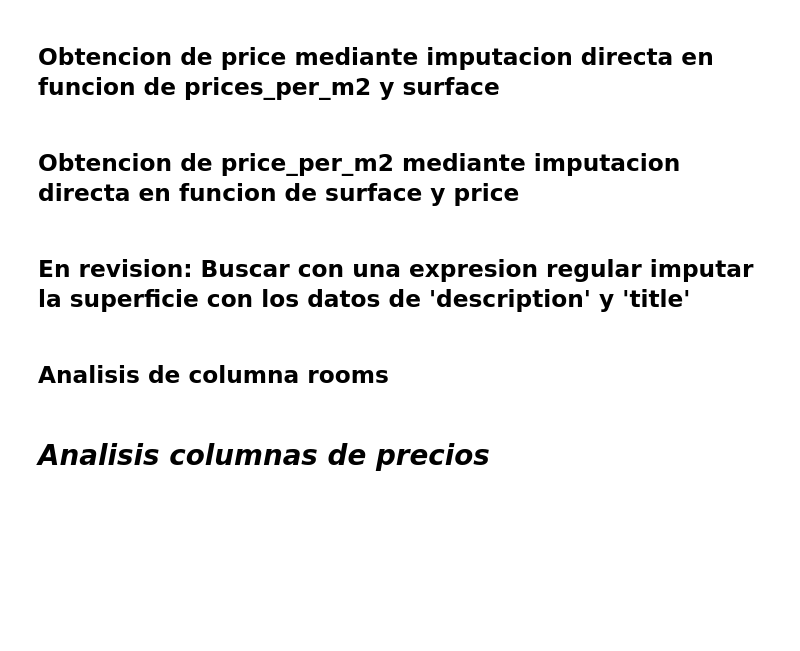
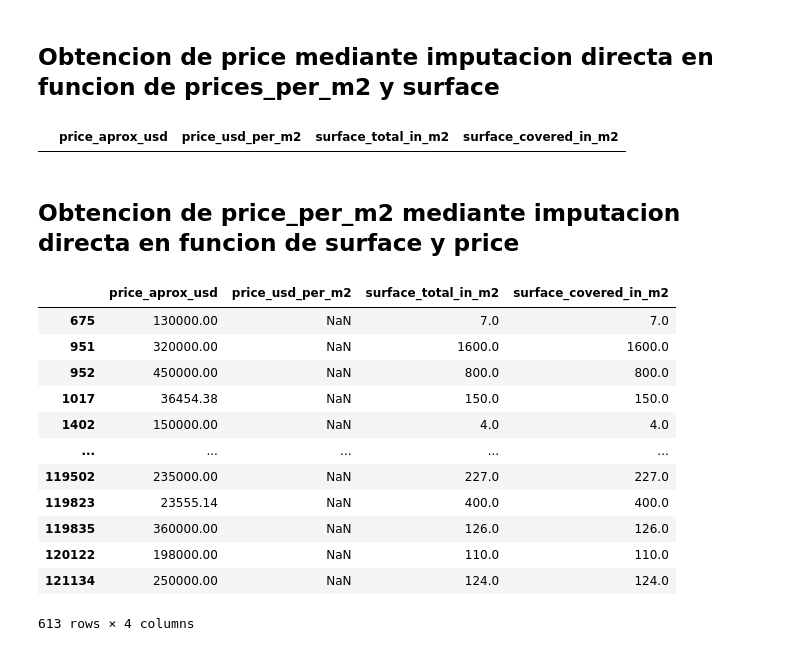
Before and after one commit to BenkosT/TP_Limpieza, a Jupyter notebook: Notebooks/Limpieza.ipynb, the cells around one changed output. Drawn from its saved outputs; the diff is of its cells as text; code cells hidden in the pictures; blank space fills up the shorter version.

Commit message:
Imputacion del precio por metro cuadrado en funcion del precio y la superfice, correcciones generales

```diff
--- a/Notebooks/Limpieza.ipynb
+++ b/Notebooks/Limpieza.ipynb
@@ -514,0 +896,16 @@ series_price_zero_title
+# %%
+# Quiero ver que instancias son las que NO voy a poder imputar algun price en funcion de otra u otras columnas de manera directa, por lo tanto lo tengo que obtener de expresiones regulares
+
+surface_condition = data.surface_total_in_m2.isnull() & data.surface_covered_in_m2.isnull()
+price_condition = data.price_aprox_usd.isnull()
+price_per_m2_condition = data.price_usd_per_m2.isnull()
+
+
+mask_price_null = price_condition & (price_per_m2_condition | surfaces_condition)
+data_price_null = data [mask_price_null]
+series_price_null_title = data_price_null.title
+series_price_null_title
+
+data_price_null.shape[0]
+
+#Las instancias de data_prices_surfaces_prices_m2_null son las que tenemos que buscar en title buscando el price
@@ -515,3 +914,3 @@ series_price_zero_title
 # %%
-title_price_result = series_price_zero_title.apply(lambda x: pattern_price_regex.search(str(x)))
+title_price_result = series_price_null_title.apply(lambda x: pattern_price_regex.search(str(x)))
 print(title_price_result)
@@ -518,5 +930,5 @@ print(title_price_result)
 # %%
-title_price_match = title_price_result.apply(lambda x: 0 if x is None else x.group('price'))
+title_price_match = title_price_result.apply(lambda x: np.nan if x is None else x.group('price'))
 print(title_price_match)
 
-print("price matcheados distintos de cero=",(title_price_match != 0).sum()) #aca veo que cantidad pudo matchear
+print("price matcheados= ",(title_price_match.notnull()).sum()) #aca veo que cantidad pudo matchear
@@ -562,10 +1043,10 @@ print (data_surfaces_null[["property_type" , "surface_total_in_m2" , "surface_co
 # %%
-# Realizamos una mascara para ver que valores tenemos nulos o ceros de superficie total pero que la cubierta no es nula ni cero, por lo tanto se la podemos imputar
-mask_surface_total_in_m2_null = (data.surface_total_in_m2.isnull() & data.surface_covered_in_m2.notnull()
+# Realizamos una mascara para ver que valores tenemos nulos de superficie total pero que la cubierta no es nula, por lo tanto se la podemos imputar
+mask_surface_total_in_m2_null = data.surface_total_in_m2.isnull() & data.surface_covered_in_m2.notnull()
 data_surface_total_in_m2_null = data[mask_surface_total_in_m2_null]
 
-# Realizamos una mascara para ver que valores tenemos nulos o ceros de superficie cubierta pero que la total no es nula ni cero, por lo tanto se la podemos imputar
-mask_surface_covered_in_m2_null = ((data.surface_total_in_m2 != 0) & (data.surface_total_in_m2.notnull())) & ((data.surface_covered_in_m2 == 0) | (data.surface_covered_in_m2.isnull()))
+# Realizamos una mascara para ver que valores tenemos nulos de superficie cubierta pero que la total no es nula, por lo tanto se la podemos imputar
+mask_surface_covered_in_m2_null =  data.surface_total_in_m2.notnull() & data.surface_covered_in_m2.isnull()
 data_surface_covered_in_m2_null = data[mask_surface_covered_in_m2_null]
 
 
@@ -597,23 +1100,41 @@ data_surfaces_imput[["price" , "price_aprox_local_currency" , "price_aprox_usd"
 ## Obtencion de price mediante imputacion directa en funcion de prices_per_m2 y surface
 # %%
 # Se hacen tres mascaras booleanas: mask_surfaces_nonull = instancias con datos de superficie no nulos / mask_prices_null = instancias sin datos de precios / mask_prices_per_m2_notnull = instancias con algun dato de precio por metro cuadrado
-condition_surfaces_notnull = ((data.surface_total_in_m2 != 0) & (data.surface_total_in_m2.notnull())) | ((data.surface_covered_in_m2 != 0) & (data.surface_covered_in_m2.notnull()))
-condition_prices_null = ((data.price == 0) | (data.price.isnull())) & ((data.price_aprox_local_currency == 0) | (data.price_aprox_local_currency.isnull())) & ((data.price_aprox_usd == 0) | (data.price_aprox_usd.isnull()))
-condition_prices_per_m2_notnull = ((data.price_usd_per_m2!=0) & (data.price_usd_per_m2.notnull())) | ((data.price_per_m2!=0) & (data.price_per_m2.notnull()))
+condition_surfaces_notnull = data.surface_total_in_m2.notnull() | data.surface_covered_in_m2.notnull()
+condition_price_null =  data.price_aprox_usd.isnull()
+condition_price_per_m2_notnull = data.price_usd_per_m2.notnull()
 
-mask_prices_imput = condition_surfaces_null & condition_prices_notnull & condition_prices_per_m2_notnull
+mask_prices_imput = condition_surfaces_null & condition_price_notnull & condition_price_per_m2_notnull
 data_prices_imput = data[mask_prices_imput]
 
-data_prices_imput[["price" , "price_aprox_local_currency" , "price_aprox_usd" , "price_usd_per_m2" , "price_per_m2" , "surface_total_in_m2" , "surface_covered_in_m2"]]
+data_prices_imput[[ "price_aprox_usd" , "price_usd_per_m2" , "surface_total_in_m2" , "surface_covered_in_m2"]]
+
+#Como da un dataframe vacio no hay ninguna instancia de price que pueda imputar de esta forma
+# %% [output]
+|  | price_aprox_usd | price_usd_per_m2 | surface_total_in_m2 | surface_covered_in_m2 |
 # %% [markdown]
 ## Obtencion de price_per_m2 mediante imputacion directa en funcion de surface y price
 # %%
 # Se hacen tres mascaras booleanas: mask_surfaces_null = instancias sin datos de superficie / mask_prices_notnull = instancias con algun dato de precio / mask_prices_per_m2_notnull = instancias con algun dato de precio por metro cuadrado
-condition_surfaces_notnull = ((data.surface_total_in_m2 != 0) & (data.surface_total_in_m2.notnull())) | ((data.surface_covered_in_m2 != 0) & (data.surface_covered_in_m2.notnull()))
-condition_prices_notnull = ((data.price != 0) & (data.price.notnull())) | ((data.price_aprox_local_currency != 0) & (data.price_aprox_local_currency.notnull())) | ((data.price_aprox_usd != 0) & (data.price_aprox_usd.notnull()))
-condition_prices_per_m2_null = ((data.price_usd_per_m2 ==0) | (data.price_usd_per_m2.isnull())) & ((data.price_per_m2 ==0) | (data.price_per_m2.isnull()))
+condition_surfaces_notnull = data.surface_total_in_m2.notnull() | data.surface_covered_in_m2.notnull()
+condition_price_notnull = data.price_aprox_usd.notnull()
+condition_price_per_m2_null = data.price_usd_per_m2.isnull()
 
-mask_prices_per_m2_imput = condition_surfaces_notnull & condition_prices_notnull & condition_prices_per_m2_null
+mask_prices_per_m2_imput = condition_surfaces_notnull & condition_price_notnull & condition_price_per_m2_null
 data_prices_per_m2_imput = data[mask_prices_per_m2_imput]
 
-data_prices_per_m2_imput[["price" , "price_aprox_local_currency" , "price_aprox_usd" , "price_usd_per_m2" , "price_per_m2" , "surface_total_in_m2" , "surface_covered_in_m2"]]
+data_prices_per_m2_imput[[ "price_aprox_usd" , "price_usd_per_m2" , "surface_total_in_m2" , "surface_covered_in_m2"]]
+# %% [output]
+|  | price_aprox_usd | price_usd_per_m2 | surface_total_in_m2 | surface_covered_in_m2 |
+| 675 | 130000.00 | NaN | 7.0 | 7.0 |
+| 951 | 320000.00 | NaN | 1600.0 | 1600.0 |
+| 952 | 450000.00 | NaN | 800.0 | 800.0 |
+| 1017 | 36454.38 | NaN | 150.0 | 150.0 |
+| 1402 | 150000.00 | NaN | 4.0 | 4.0 |
+| ... | ... | ... | ... | ... |
+| 119502 | 235000.00 | NaN | 227.0 | 227.0 |
+| 119823 | 23555.14 | NaN | 400.0 | 400.0 |
+| 119835 | 360000.00 | NaN | 126.0 | 126.0 |
+| 120122 | 198000.00 | NaN | 110.0 | 110.0 |
+| 121134 | 250000.00 | NaN | 124.0 | 124.0 |
+613 rows × 4 columns
@@ -622,4 +1140,0 @@ data_prices_per_m2_imput.notnull().sum()
-# %% [markdown]
-## En revision: Buscar con una expresion regular imputar la superficie con los datos de 'description' y 'title'
-# %% [markdown]
-## Analisis de columna rooms
@@ -630,2 +1140,0 @@ data_rooms_surface[["rooms" , "surface_covered_in_m2"]]
-# %% [markdown]
-# *Analisis columnas de precios*
```
Also changed, not shown: parts of 78 cells of this notebook.
